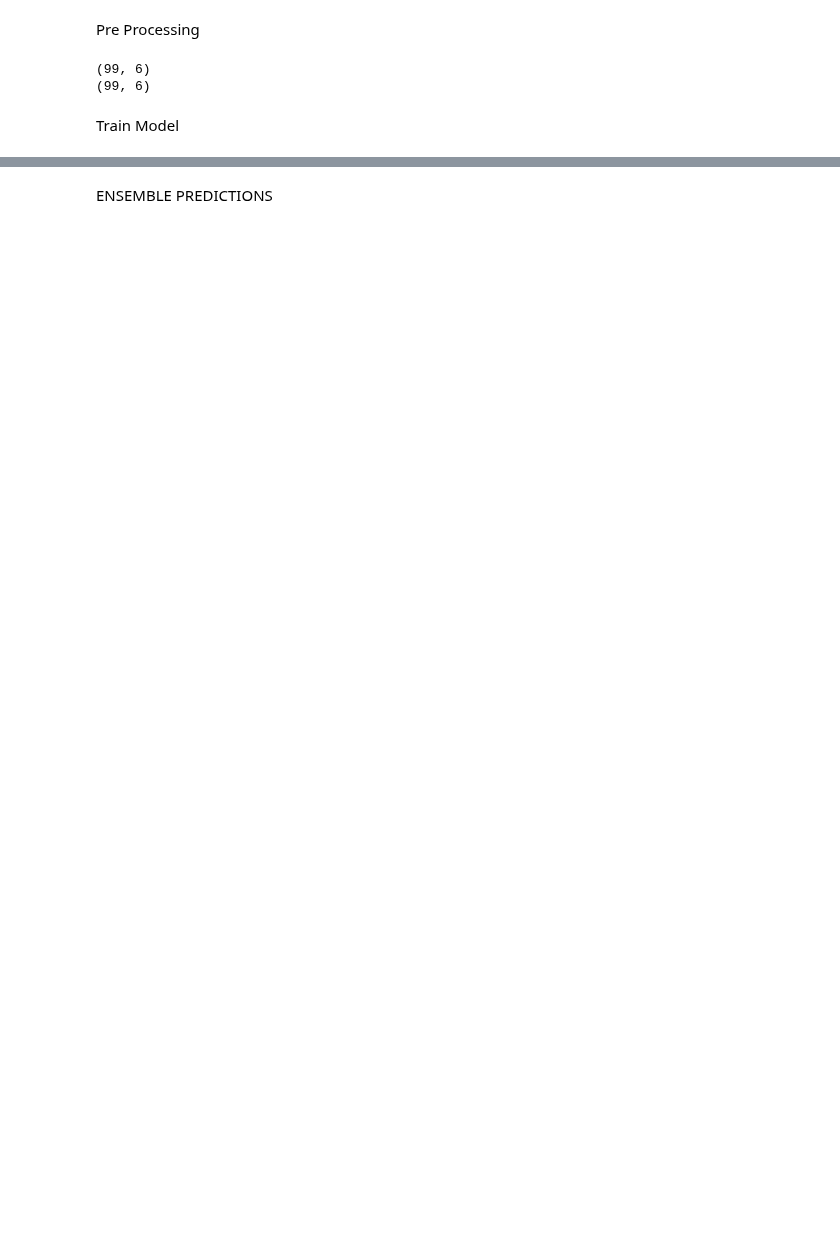
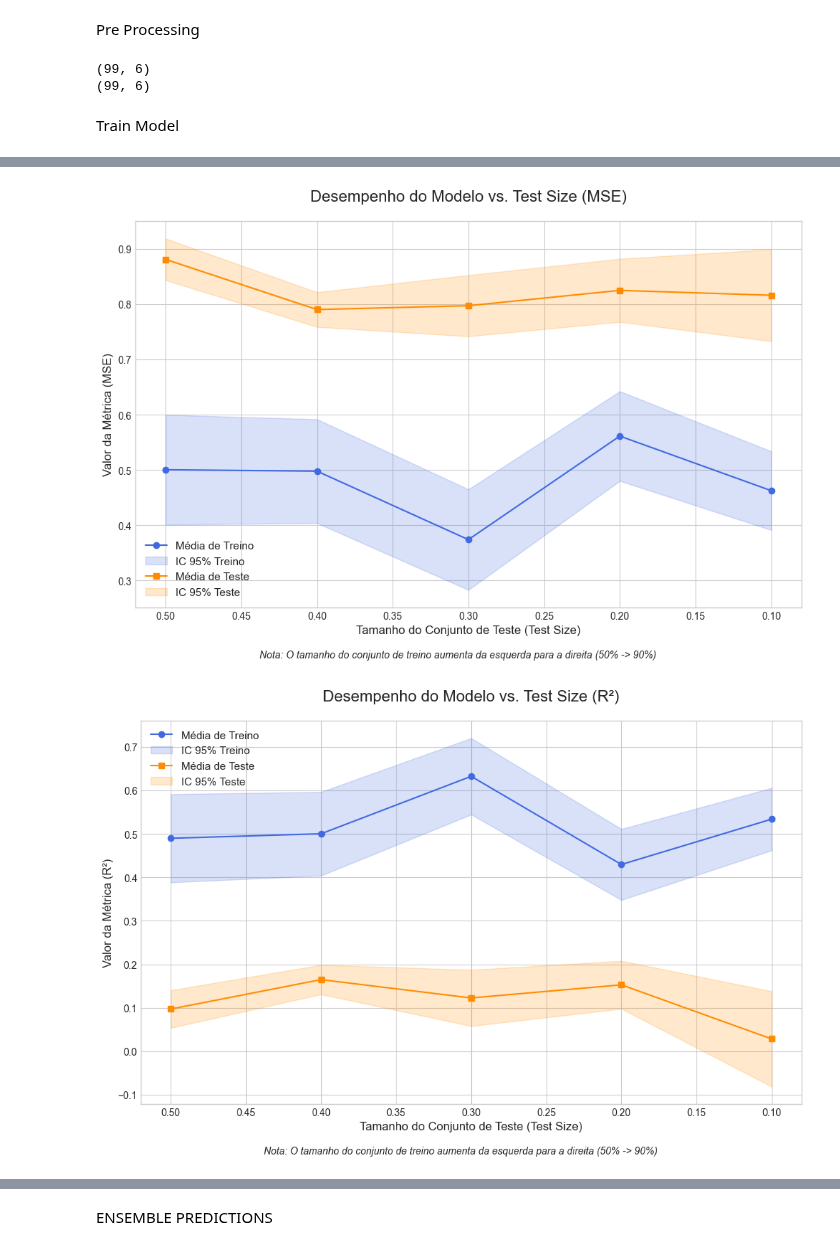
Before and after one commit to juan-nauj/mapa-streamlit, a Jupyter notebook: mapaaerodinamico_V3.ipynb, the cells around one changed output, grey strips where cells are left out. Drawn from its saved outputs; the diff is of its cells as text; code cells hidden in the pictures; blank space fills up the shorter version.

```diff
--- a/mapaaerodinamico_V3.ipynb
+++ b/mapaaerodinamico_V3.ipynb
@@ -198,0 +79,15 @@ WARNING:tensorflow:5 out of the last 5 calls to <function TensorFlowTrainer.make
+# %%
+def compute_metrics(y_true, y_pred):
+    mse = mean_squared_error(y_true, y_pred)
+    r2 = r2_score(y_true, y_pred)
+    mae = mean_absolute_error(y_true, y_pred)
+    return mse, r2, mae
+
+
+def compute_ci(scores):
+    """Calcula e imprime a média e o intervalo de confiança de 95%."""
+    mean = np.mean(scores)
+
+    n = len(scores)
+    confidence_interval = stats.t.interval(0.95, df=n - 1, loc=mean, scale=stats.sem(scores))
+    return mean, confidence_interval
@@ -198,0 +217,32 @@ WARNING:tensorflow:5 out of the last 5 calls to <function TensorFlowTrainer.make
+# %%
+plot_results(
+    test_sizes,
+    results["mse"]["train_means"],
+    results["mse"]["train_cis"],
+    results["mse"]["test_means"],
+    results["mse"]["test_cis"],
+    "MSE",
+)
+
+# Plotar para R²
+plot_results(
+    test_sizes,
+    results["r2"]["train_means"],
+    results["r2"]["train_cis"],
+    results["r2"]["test_means"],
+    results["r2"]["test_cis"],
+    "R²",
+)
+
+# Plotar para MAE
+plot_results(
+    test_sizes,
+    results["mae"]["train_means"],
+    results["mae"]["train_cis"],
+    results["mae"]["test_means"],
+    results["mae"]["test_cis"],
+    "MAE",
+)
+# %% [output]
+[figure, added]
+[figure, added]
```
Also changed, not shown: parts of 17 cells of this notebook, 2 other files.
